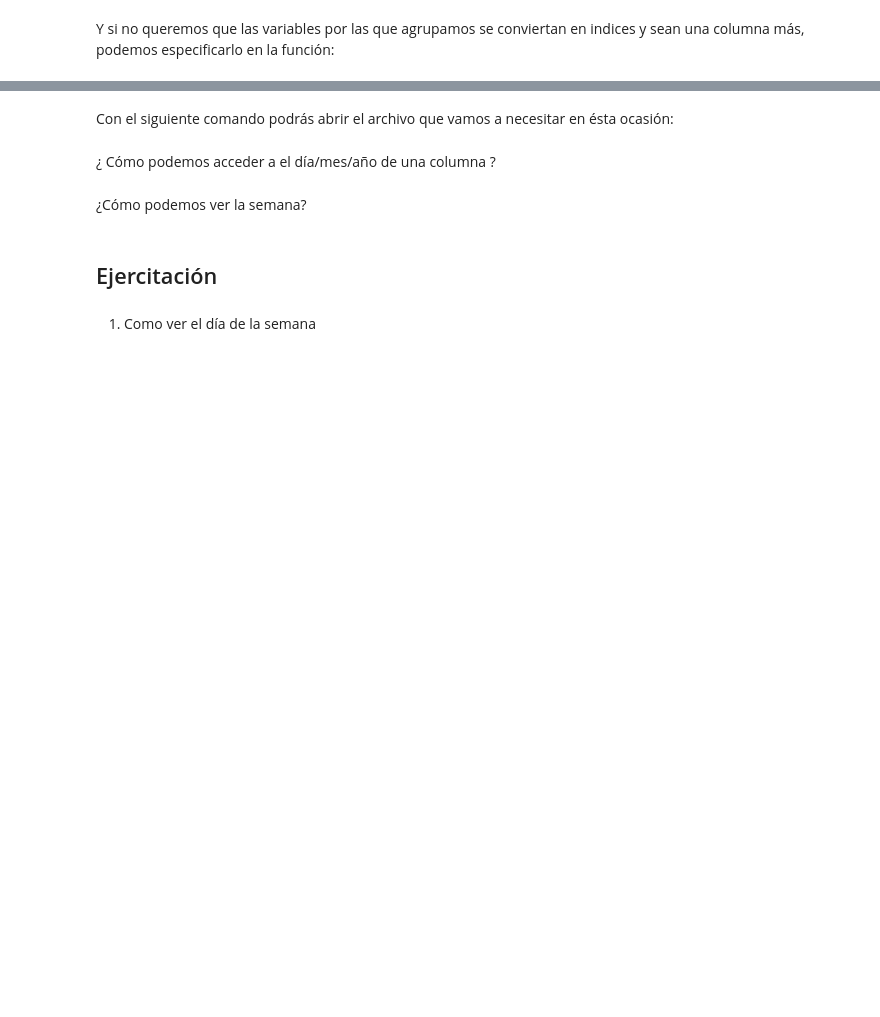
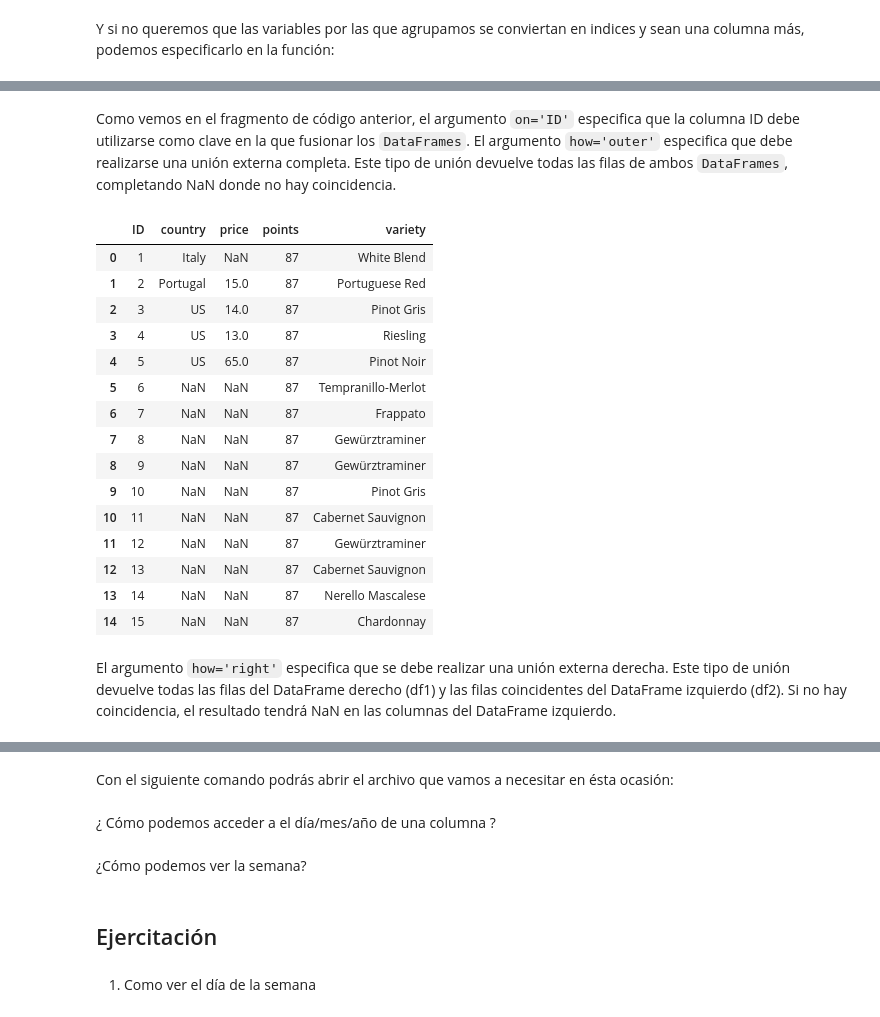
Before and after one commit to acanavire/CD_IA_test, a Jupyter notebook: Notebooks/2_Análisis_Exploratorio_de_Datos.ipynb, the cells around one changed output, grey strips where cells are left out. Cells and saved outputs as stored; diff of their text form; code cells hidden in the pictures; blank space fills up the shorter version.

```diff
--- a/Notebooks/2_Análisis_Exploratorio_de_Datos.ipynb
+++ b/Notebooks/2_Análisis_Exploratorio_de_Datos.ipynb
@@ -982,0 +2080,24 @@ Podemos ver en la documentación de Pandas, que está lleno de atributos y funci
+# %% [markdown]
+Como vemos en el fragmento de código anterior, el argumento `on='ID'` especifica que la columna ID debe utilizarse como clave en la que fusionar los `DataFrames`. El argumento `how='outer'` especifica que debe realizarse una unión externa completa. Este tipo de unión devuelve todas las filas de ambos `DataFrames`, completando NaN donde no hay coincidencia.
+# %%
+datos_right_df = pd.merge(df1, df2, on='ID', how='right')
+datos_right_df
+# %% [output]
+|  | ID | country | price | points | variety |
+| 0 | 1 | Italy | NaN | 87 | White Blend |
+| 1 | 2 | Portugal | 15.0 | 87 | Portuguese Red |
+| 2 | 3 | US | 14.0 | 87 | Pinot Gris |
+| 3 | 4 | US | 13.0 | 87 | Riesling |
+| 4 | 5 | US | 65.0 | 87 | Pinot Noir |
+| 5 | 6 | NaN | NaN | 87 | Tempranillo-Merlot |
+| 6 | 7 | NaN | NaN | 87 | Frappato |
+| 7 | 8 | NaN | NaN | 87 | Gewürztraminer |
+| 8 | 9 | NaN | NaN | 87 | Gewürztraminer |
+| 9 | 10 | NaN | NaN | 87 | Pinot Gris |
+| 10 | 11 | NaN | NaN | 87 | Cabernet Sauvignon |
+| 11 | 12 | NaN | NaN | 87 | Gewürztraminer |
+| 12 | 13 | NaN | NaN | 87 | Cabernet Sauvignon |
+| 13 | 14 | NaN | NaN | 87 | Nerello Mascalese |
+| 14 | 15 | NaN | NaN | 87 | Chardonnay |
+# %% [markdown]
+El argumento `how='right'` especifica que se debe realizar una unión externa derecha. Este tipo de unión devuelve todas las filas del DataFrame derecho (df1) y las filas coincidentes del DataFrame izquierdo (df2). Si no hay coincidencia, el resultado tendrá NaN en las columnas del DataFrame izquierdo.
```
Also changed, not shown: parts of 276 cells of this notebook.
